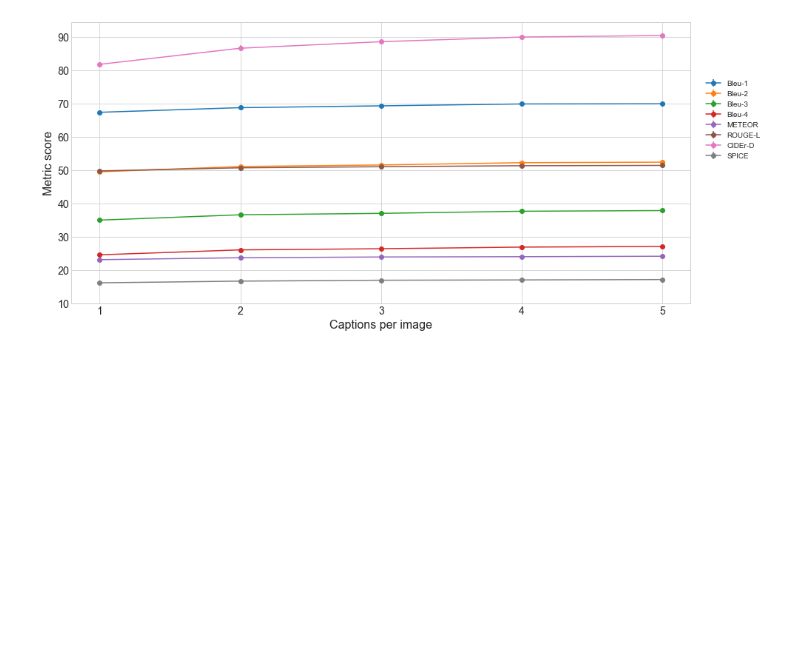
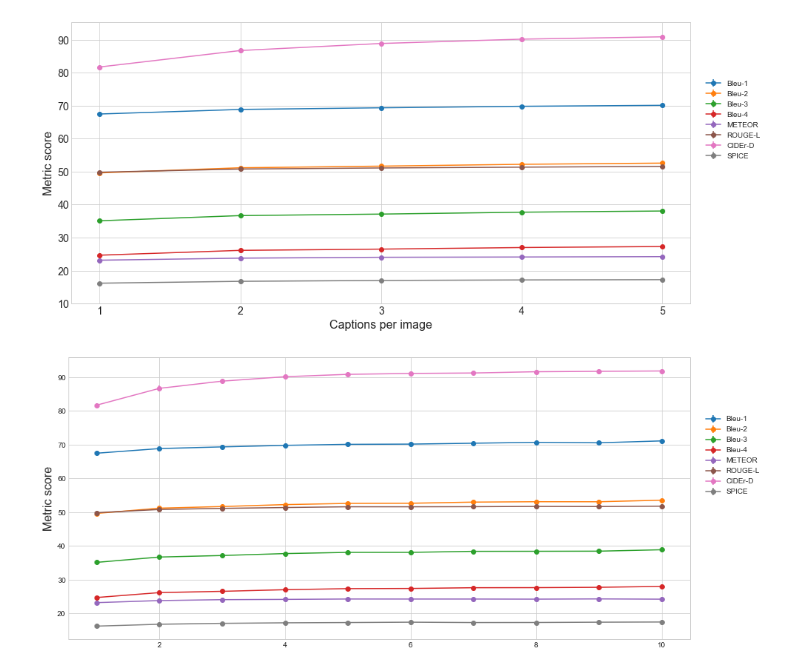
Before and after one commit to ingritu/TDT4900-Master-Thesis, a Jupyter notebook: notebooks/Results.ipynb, the cells around one changed output. Saved outputs shown, nothing was run; the diff lists cells and outputs as text; code cells hidden in the pictures; blank space fills up the shorter version.

```diff
--- a/notebooks/Results.ipynb
+++ b/notebooks/Results.ipynb
@@ -374,3 +387,22 @@ plt.savefig(save_path.joinpath('a-c1-5.pdf'))
 plt.show()
 # %% [output]
 [figure]
+# %%
+# plot c1-10
+plt.figure(figsize=(15,7))
+line1 = plt.errorbar(x, b1_c1_10[0]*100, b1_c1_10[1]*100, fmt='-o', label='Bleu-1')
+line2 = plt.errorbar(x, b2_c1_10[0]*100, b2_c1_10[1]*100, fmt='-o', label='Bleu-2')
+line3 = plt.errorbar(x, b3_c1_10[0]*100, b3_c1_10[1]*100, fmt='-o', label='Bleu-3')
+line4 = plt.errorbar(x, b4_c1_10[0]*100, b4_c1_10[1]*100, fmt='-o', label='Bleu-4')
+line5 = plt.errorbar(x, m_c1_10[0]*100, m_c1_10[1]*100, fmt='-o', label='METEOR')
+line6 = plt.errorbar(x, r_c1_10[0]*100, r_c1_10[1]*100, fmt='-o', label='ROUGE-L')
+line7 = plt.errorbar(x, c_c1_10[0]*100, c_c1_10[1]*100, fmt='-o', label='CIDEr-D')
+line8 = plt.errorbar(x, s_c1_10[0]*100, s_c1_10[1]*100, fmt='-o', label='SPICE')
+#plt.legend([line1, line2, line3, line4, line5, line6, line7, line8], METRICS)
+plt.legend(bbox_to_anchor=(1.02, 0.5, 1., .1), loc='lower left',
+           ncol=1, borderaxespad=0.)
+plt.ylabel('Metric score', Fontsize=16)
+plt.savefig(save_path.joinpath('a-c1-10.pdf'))
+plt.show()
+# %% [output]
+[figure, added]
```
Also changed, not shown: parts of 7 cells of this notebook.
